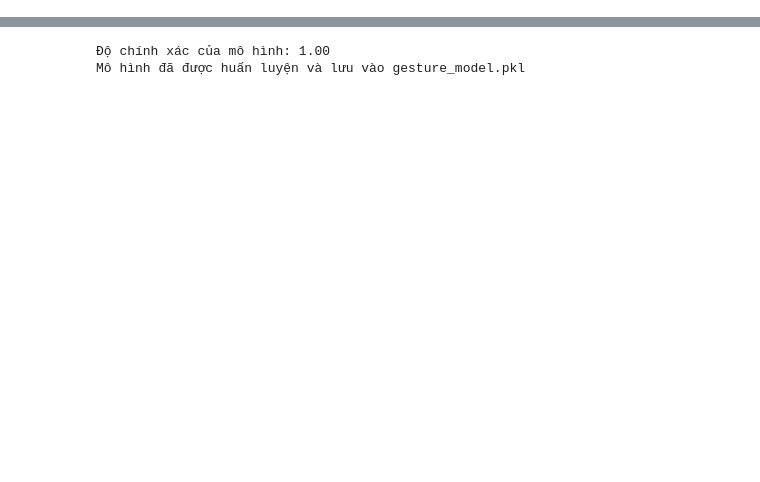
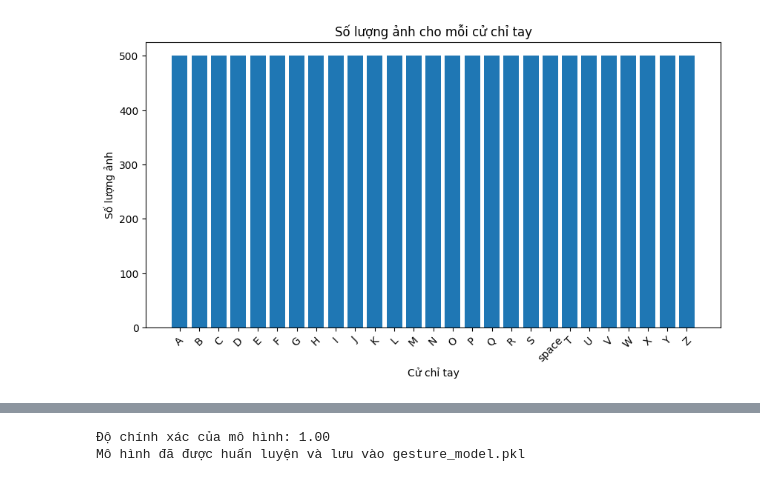
Before and after one commit to DarkFromAbyss/Hand_Landmark_by_Mediapipe, a Jupyter notebook: notebooks/hand_landmark.ipynb, the cells around one changed output, grey strips where cells are left out. Saved outputs shown, nothing was run; the diff lists cells and outputs as text; code cells hidden in the pictures; blank space fills up the shorter version.

```diff
--- a/notebooks/hand_landmark.ipynb
+++ b/notebooks/hand_landmark.ipynb
@@ -13,0 +25,4 @@ import pickle
+# %%
+# Download dataset
+path = kagglehub.dataset_download("ahmedkhairy11/signclusive-mediapipe")
+print("Path to dataset files:", path)
@@ -13,0 +56,4 @@ import pickle
+# %%
+IMG_PATH = os.path.join(path, os.listdir(path)[1] + '\Signclusive_Mediapipe')
+token = os.listdir(IMG_PATH)
+token
@@ -13,0 +78,13 @@ import pickle
+# %%
+count_token = dict()
+for i in token:
+    count_token[i] = len(os.listdir(os.path.join(IMG_PATH, i)))
+plt.figure(figsize=(10, 5))
+plt.bar(count_token.keys(), count_token.values())
+plt.xlabel('Cử chỉ tay')
+plt.ylabel('Số lượng ảnh')
+plt.title('Số lượng ảnh cho mỗi cử chỉ tay')
+plt.xticks(rotation=45)
+plt.show()
+# %% [output]
+[figure, added]
```
Also changed, not shown: parts of 22 cells of this notebook, 2 other files.
